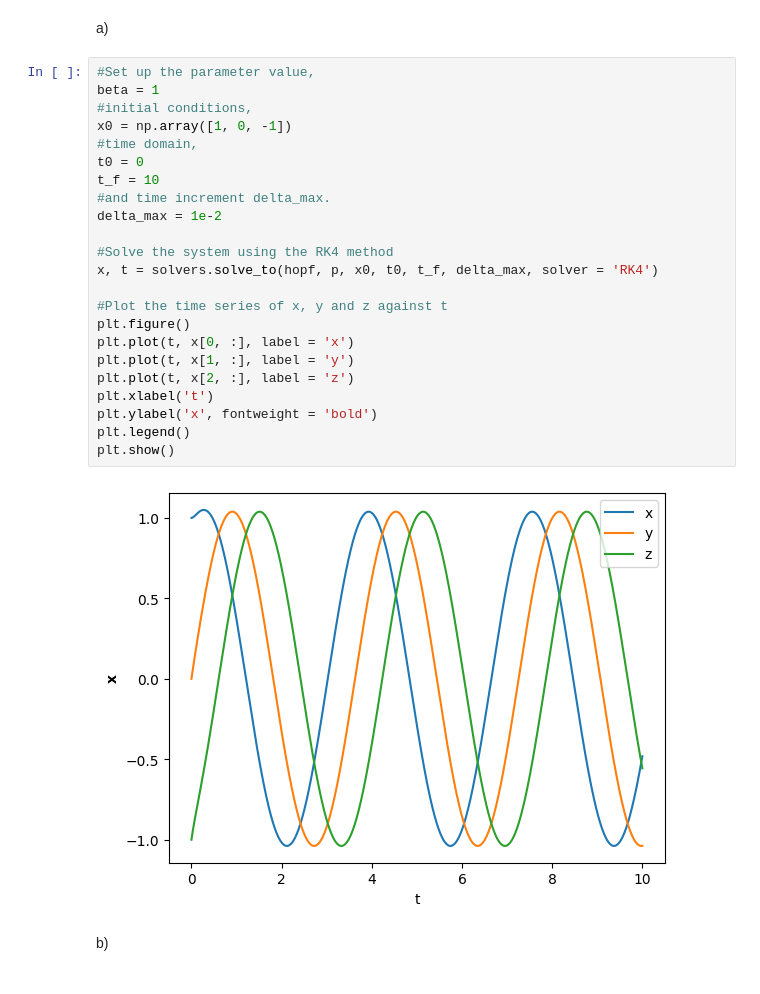
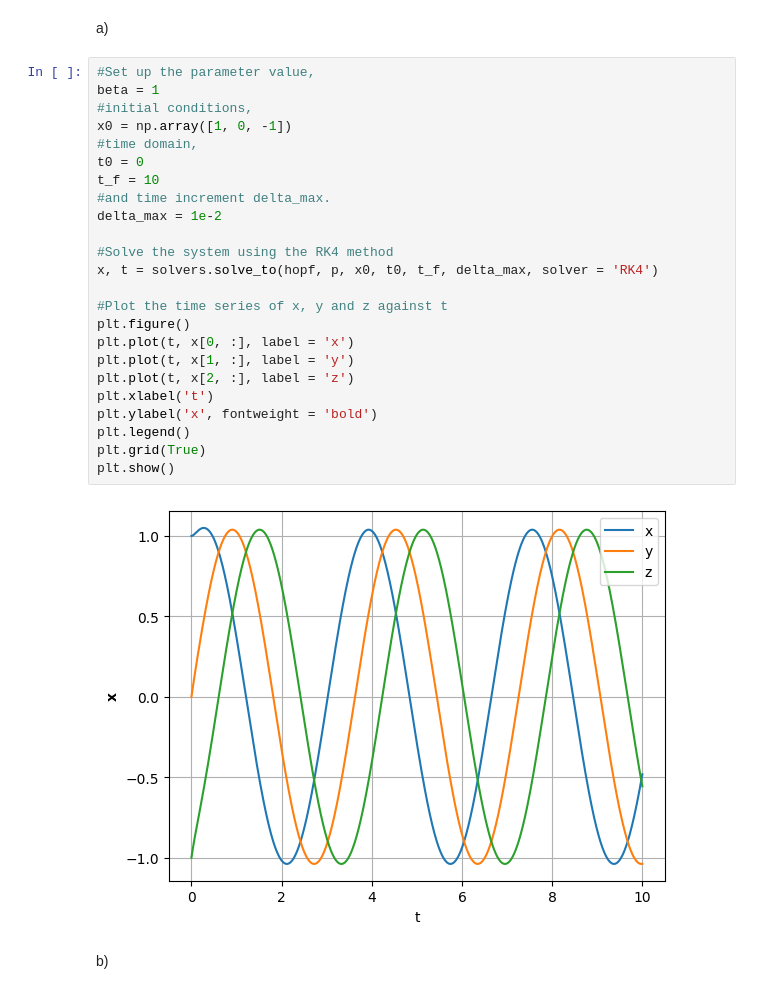
Before and after one commit to barnander/Numerical-Tools-for-Dynamical-Systems, a Jupyter notebook: Coursework.ipynb, the cells around one changed output. Drawn from its saved outputs; the diff is of its cells as text.

```diff
--- a/Coursework.ipynb
+++ b/Coursework.ipynb
@@ -111,28 +115,29 @@ a)
 # %%
 #Set up the parameter value,
 beta = 1
 #initial conditions,
 x0 = np.array([1, 0, -1])
 #time domain,
 t0 = 0
 t_f = 10
 #and time increment delta_max.
 delta_max = 1e-2
 
 #Solve the system using the RK4 method
 x, t = solvers.solve_to(hopf, p, x0, t0, t_f, delta_max, solver = 'RK4')
 
 #Plot the time series of x, y and z against t
 plt.figure()
 plt.plot(t, x[0, :], label = 'x')
 plt.plot(t, x[1, :], label = 'y')
 plt.plot(t, x[2, :], label = 'z')
 plt.xlabel('t')
 plt.ylabel('x', fontweight = 'bold')
 plt.legend()
+plt.grid(True)
 plt.show()
 # %% [output]
-[figure, old version]
+[figure, new version]
 # %% [markdown]
 b)
 # %%
```
Also changed, not shown: parts of 7 cells of this notebook, 1 other file.
